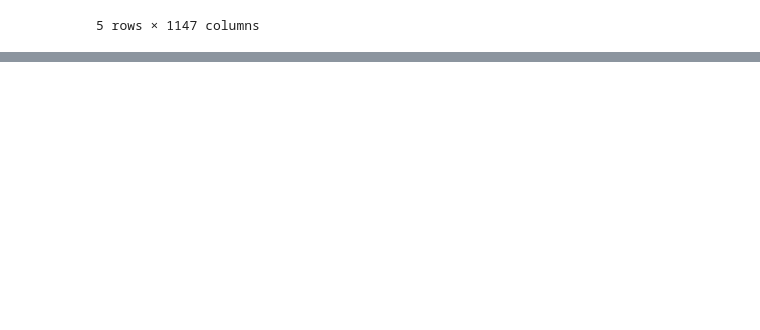
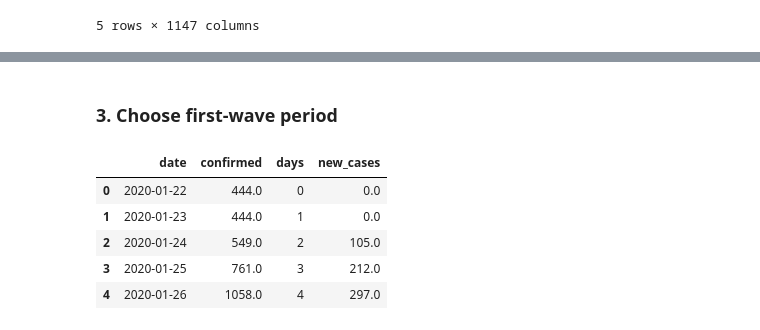
Before and after one commit to Hans-Yin/Intro-to-Math-Modeling-Final-Project, a Jupyter notebook: hubei_sir_project.ipynb, the cells around one changed output, grey strips where cells are left out. Drawn from its saved outputs; the diff is of its cells as text; code cells hidden in the pictures; blank space fills up the shorter version.

```diff
--- a/hubei_sir_project.ipynb
+++ b/hubei_sir_project.ipynb
@@ -21,0 +55,22 @@ confirmed.head()
+# %% [markdown]
+### 3. Choose first-wave period
+# %%
+start_date = "2020-01-22"
+end_date = "2020-04-30"
+
+df = hubei_long[
+    (hubei_long["date"] >= start_date) &
+    (hubei_long["date"] <= end_date)
+].copy()
+
+df["days"] = (df["date"] - df["date"].iloc[0]).dt.days
+df["new_cases"] = df["confirmed"].diff().fillna(0)
+
+df.head()
+# %% [output]
+|  | date | confirmed | days | new_cases |
+| 0 | 2020-01-22 | 444.0 | 0 | 0.0 |
+| 1 | 2020-01-23 | 444.0 | 1 | 0.0 |
+| 2 | 2020-01-24 | 549.0 | 2 | 105.0 |
+| 3 | 2020-01-25 | 761.0 | 3 | 212.0 |
+| 4 | 2020-01-26 | 1058.0 | 4 | 297.0 |
```
Also changed, not shown: parts of 13 cells of this notebook.
